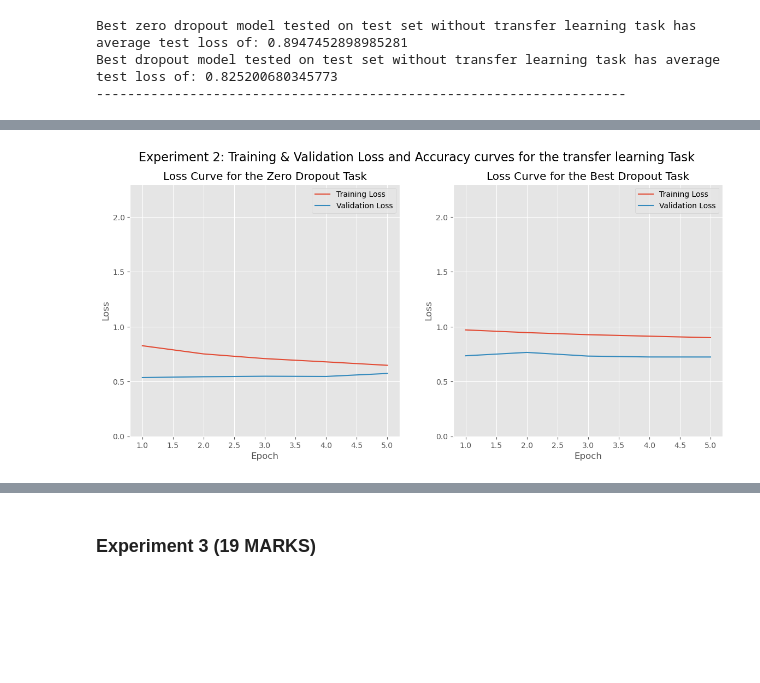
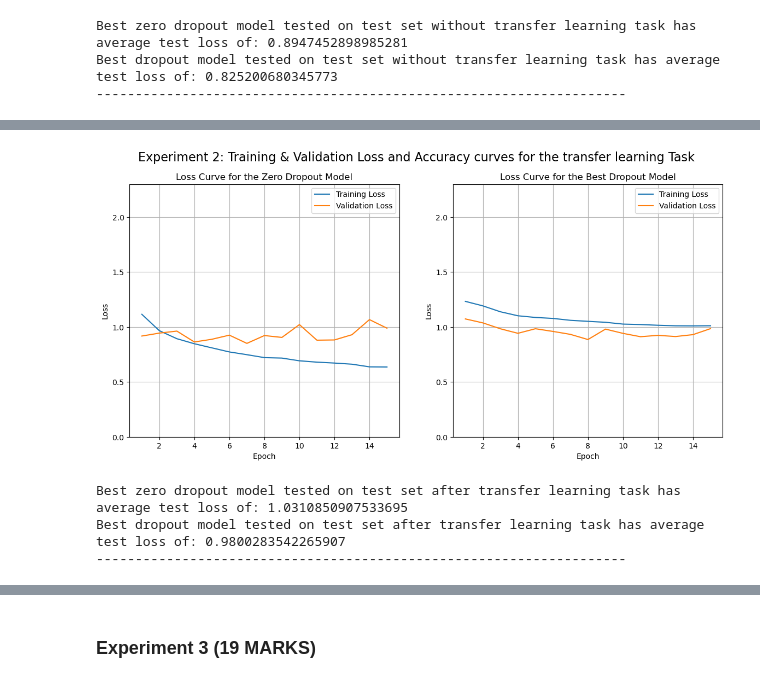
Before and after one commit to Dents6679/cifar10_nn_experiments, a Jupyter notebook: 246518.ipynb, the cells around one changed output, grey strips where cells are left out. Drawn from its saved outputs; the diff is of its cells as text; code cells hidden in the pictures; blank space fills up the shorter version.

```diff
--- a/246518.ipynb
+++ b/246518.ipynb
@@ -1614,8 +1589,9 @@ def exp2_do_one_dropout_experiment(dropout_value, index, num_epochs, train_loade
     return train_losses, val_losses, train_accuracies, val_accuracies, model_list
 # %%
 ###
-# Main Experiment Loop to train, validate and collect data for 5 dropout rates over 5 models.
+# This cell is concerned with the main experiment loop to train, validate and collect data for 5 dropout rates over 5 models.
 ###
+
 
 # Check if the results file already exists, if it does, warn and exit
 try:
@@ -1683,13 +1659,13 @@ for dr in tqdm(dropout_rates, "Progress through dropout experiments"):
     print(f"Completed all experiments for dropout: {dr}.")
 
 # save results to file
-with open("exp2/results/exp2_results.pkl", "wb") as f:
-    pickle.dump(all_dropout_statistics, f)
+with open("exp2/results/exp2_results.pkl", "wb") as file:
+    pickle.dump(all_dropout_statistics, file)
     print("Results saved to file")
 
 # Save models to file
-with open("exp2/models/best_dropout_models.pkl", "wb") as f:
-    pickle.dump(best_models, f)
+with open("exp2/models/best_dropout_models.pkl", "wb") as file:
+    pickle.dump(best_models, file)
     print("Models saved to file")
 # %% [output]
 Starting new averaging loop for dropout: 0...
@@ -1873,7 +1852,7 @@ plt.show()
 # %%
-###########################
-# Transfer Learning Setup #
-###########################
+##
+# This cell is concerned with creating functions to train and evaluate the transfer learning experiment, as well as loading the best models from the dropout search.
+##
 
 def exp2_train_and_eval_transfer_model(model, num_epochs, train_loader, val_loader):
     """
@@ -1904,7 +1883,7 @@ def exp2_train_and_eval_transfer_model(model, num_epochs, train_loader, val_load
     loss_fn = nn.CrossEntropyLoss()
 
     # Define Optimizer using Experiment 1's best performing learning rate (no scheduler, as using no scheduler in experiment 1 performed best)
-    optimizer = torch.optim.SGD(model.parameters(), lr=1e-3, momentum=0.9)
+    optimizer = torch.optim.SGD(model.parameters(), lr=1e-2, momentum=0.9)
 
     # Create lists to store training and validation losses
     train_losses = []
@@ -2044,44 +2059,66 @@ best_do_train_losses, best_do_val_losses, best_do_train_accuracies, best_do_val_
 # %%
 ###
-# Plot results from training and validation of both models on the transfer learning task.
+# This cell is concerned with showing the results from training and validation of both models on the transfer learning task.
 ###
 
+# Load results from file
+with open("exp2/transfer-learning-task/transfer_learning_results.pkl", "rb") as file:
+    transfer_learning_statistics = pickle.load(file)
 
+# get the training and validation losses for zero dropout model.
+zero_do_train_losses = transfer_learning_statistics['zero_dropout']['train_loss']
+zero_do_val_losses = transfer_learning_statistics['zero_dropout']['val_loss']
+# get the training and validation losses for best dropout model.
+best_do_train_losses = transfer_learning_statistics['best_dropout']['train_loss']
+best_do_val_losses = transfer_learning_statistics['best_dropout']['val_loss']
+
+
+# create epoch range for x axis
 epoch_range = list(range(1, fine_tune_epochs+1))
 
-average_train_accs = zero_do_train_losses
+
+
 
 # Create Super Figure for all learning rates
 fig, axs = plt.subplots(1, 2, figsize=(14, 6))
 
 fig.suptitle(f"Experiment 2: Training & Validation Loss and Accuracy curves for the transfer learning Task", fontsize=16)
 
 
 # plot training and validation loss graphs for zero dropout model
 axs[0].plot(epoch_range, zero_do_train_losses, label="Training Loss") # plot average training loss
 axs[0].plot(epoch_range, zero_do_val_losses, label="Validation Loss") # plot average validation loss
+
+# plot last 15 epochs of first model.
+
+
+
+
 axs[0].set_title("Loss Curve for the Zero Dropout Model") # add title
 axs[0].set_xlabel("Epoch") # set x label to epoch
 axs[0].set_ylabel("Loss") # set y label to loss
 axs[0].legend() # turn on legend
 axs[0].grid(True) # turn on grid
 axs[0].set_ylim(0, 2.3) # set y limit to 2.3
-# axs[0].set_xticks(np.arange(0, 41, 5)) # set x ticks to every 5 epochs
+
 
 # plot training and validation loss graphs for best dropout model
 axs[1].plot(epoch_range, best_do_train_losses, label="Training Loss") # plot average training loss
 axs[1].plot(epoch_range, best_do_val_losses, label="Validation Loss") # plot average validation loss
 axs[1].set_title("Loss Curve for the Best Dropout Model") # add title
 axs[1].set_xlabel("Epoch") # set x label to epoch
 axs[1].set_ylabel("Loss") # set y label to loss
 axs[1].legend() # turn on legend
 axs[1].grid(True) # turn on grid
 axs[1].set_ylim(0, 2.3) # set y limit to 2.3
-# axs[1].set_xticks(np.arange(0, 41, 5)) # set x ticks to every 5 epochs
+
 
 
 # Show the super figure
 
 plt.show()
+
+# Graphs below show a clear overfitting issue over the 15 fine-tuning epochs for the zero dropout model, with validation loss not decreasing while training loss continues to decrease.
+# For the best dropout model, the validation loss slightly decreases over the 15 epochs, with the training loss
 # %% [output]
-[figure, old version]
+[figure, new version]
@@ -2101,0 +2125,25 @@ plt.show()
+# %%
+
+###
+# This cell is concerned with testing the fine-tuned models on the test set.
+###
+
+with open("exp2/transfer-learning-task/best_zero_dropout_model_after_transfer.pkl", "rb") as file:
+    best_zero_dropout_model = pickle.load(file)
+
+with open("exp2/transfer-learning-task/best_dropout_model_after_transfer.pkl", "rb") as file:
+    best_dropout_model = pickle.load(file)
+
+# these variable names are getting ridiclious...
+_, true_test_labels_no_dropout_model_after_transfer, predicted_test_labels_no_dropout_model_after_transfer, average_test_loss_no_dropout_model_after_transfer = exp1_evaluate(best_zero_dropout_model, test_loader, nn.CrossEntropyLoss(), device)
+print(f"Best zero dropout model tested on test set after transfer learning task has average test loss of: {average_test_loss_no_dropout_model_after_transfer}")
+
+# best dropout model after transfer learning task on the held test set.
+
+_, true_test_labels_best_dropout_model_after_transfer, predicted_test_labels_best_dropout_model_after_transfer, average_test_loss_best_dropout_model_after_transfer = exp1_evaluate(best_dropout_model, test_loader, nn.CrossEntropyLoss(), device)
+print(f"Best dropout model tested on test set after transfer learning task has average test loss of: {average_test_loss_best_dropout_model_after_transfer}")
+print("--------------------------------------------------------------------")
+# %% [output]
+Best zero dropout model tested on test set after transfer learning task has average test loss of: 1.0310850907533695
+Best dropout model tested on test set after transfer learning task has average test loss of: 0.9800283542265907
+--------------------------------------------------------------------
```
Also changed, not shown: parts of 34 cells of this notebook, 5 other files.
